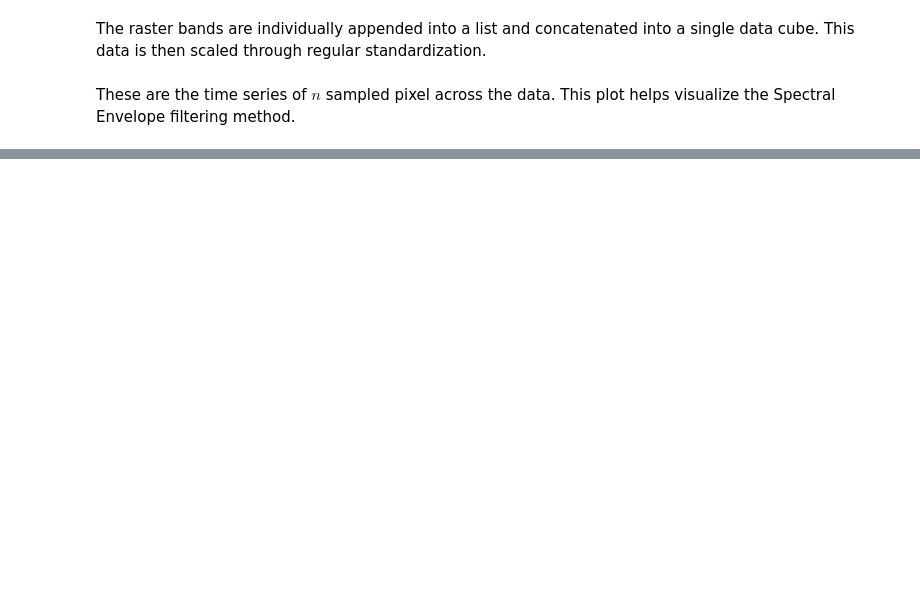
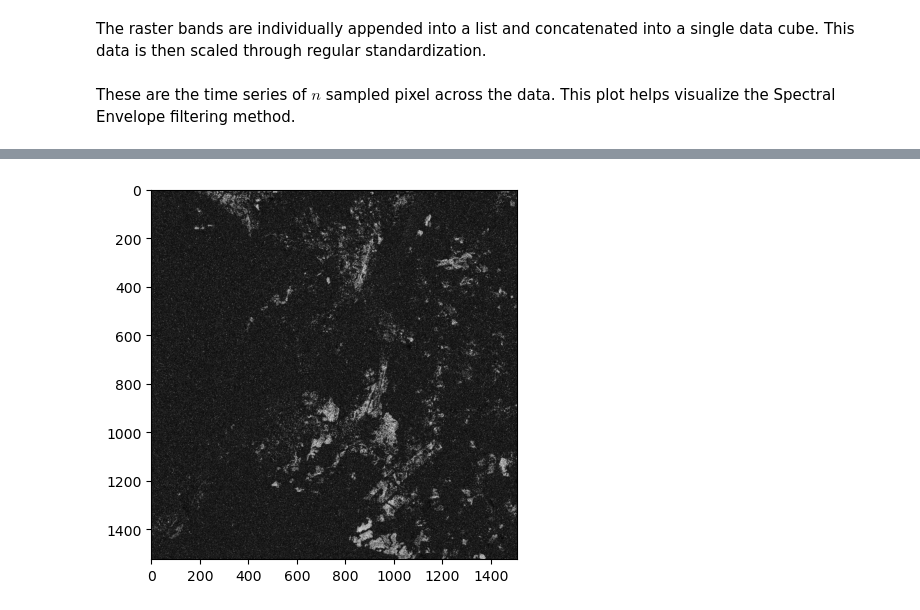
Before and after one commit to jotasaraiva/specs, a Jupyter notebook: tests.ipynb, the cells around one changed output, grey strips where cells are left out. Cells and saved outputs as stored; diff of their text form; code cells hidden in the pictures; blank space fills up the shorter version.

```diff
--- a/tests.ipynb
+++ b/tests.ipynb
@@ -235,0 +403,2 @@ ServerApp.rate_limit_window=3.0 (secs)
+# %%
+d = D.sum(axis=(1, 2)).ravel()
@@ -235,0 +417,5 @@ ServerApp.rate_limit_window=3.0 (secs)
+# %%
+plt.imshow(R, cmap="gray")
+plt.show()
+# %% [output]
+[figure, added]
```
Also changed, not shown: parts of 41 cells of this notebook, 5 other files.
